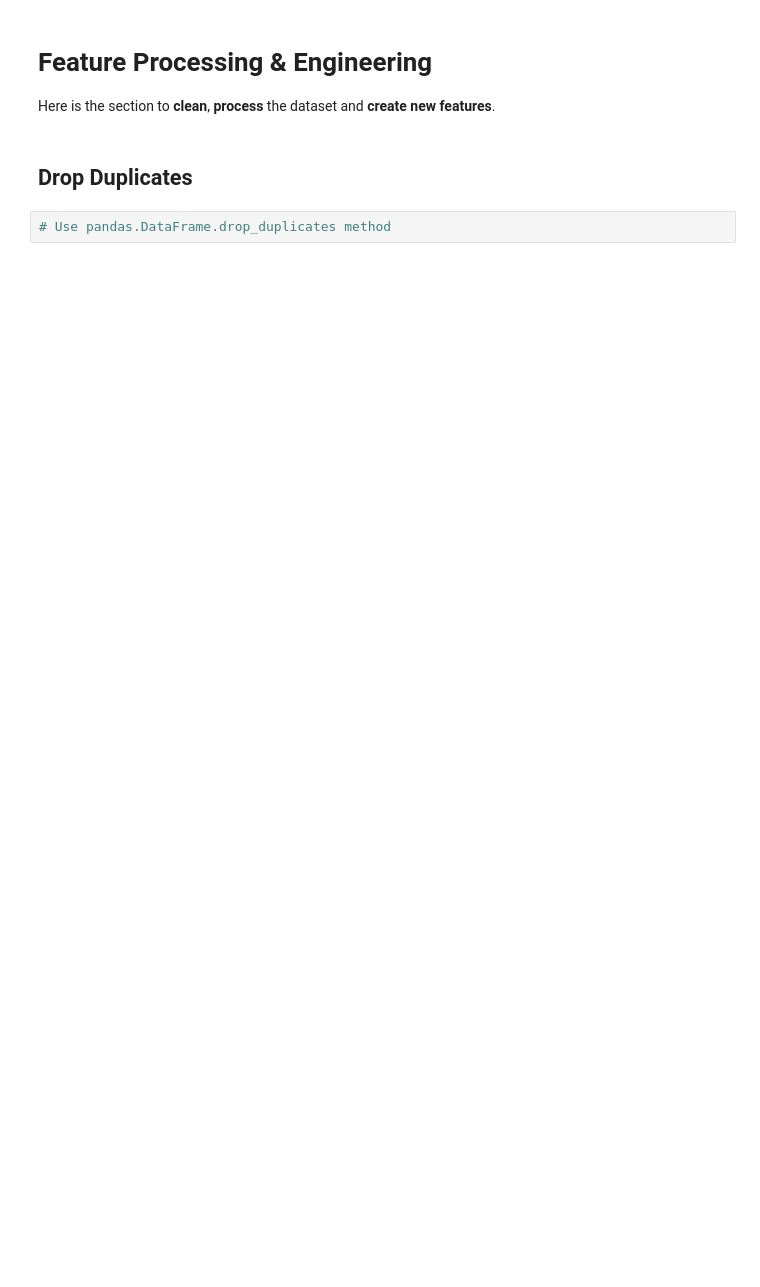
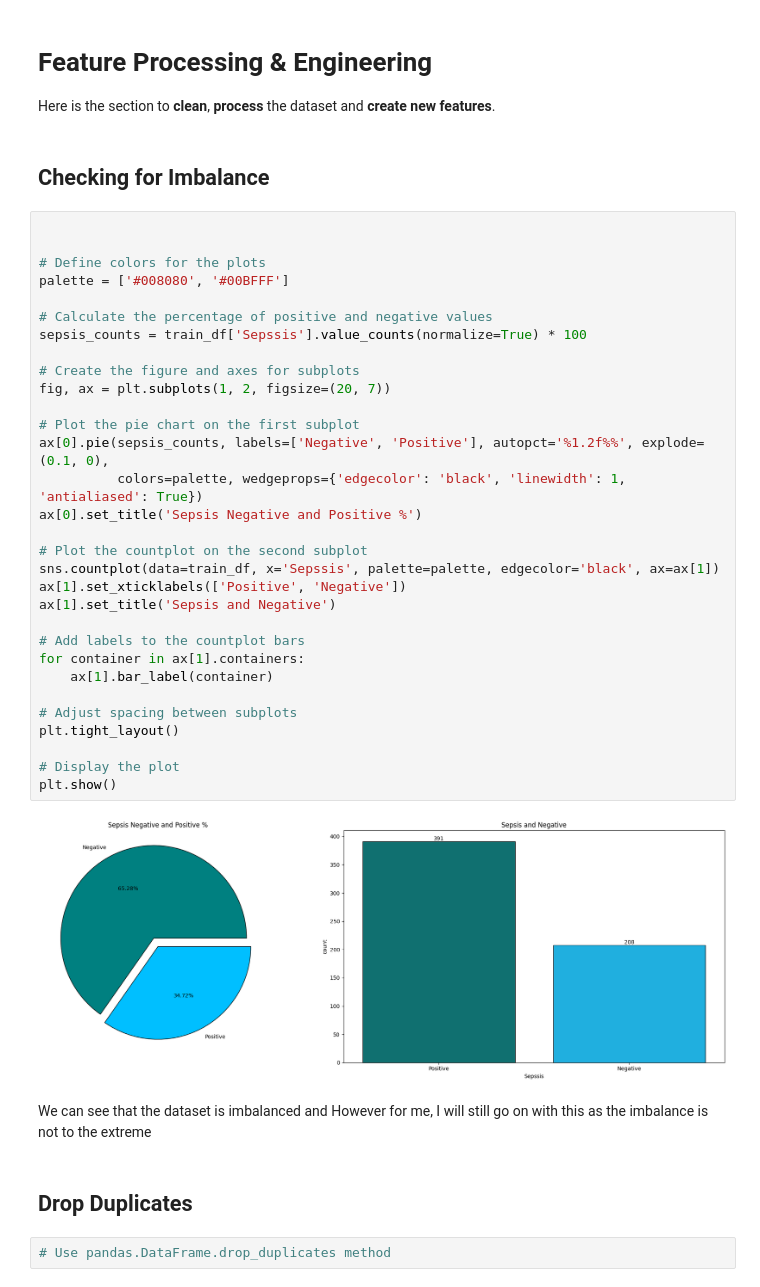
Before and after one commit to DeeeTeeee/CustomerChurnWithFastAPI, a Jupyter notebook: ML_Step_By_Step_Guide.ipynb, the cells around one changed output. Saved outputs shown, nothing was run; the diff lists cells and outputs as text; blank space fills up the shorter version.

```diff
--- a/ML_Step_By_Step_Guide.ipynb
+++ b/ML_Step_By_Step_Guide.ipynb
@@ -597,6 +684,43 @@ plt.show()
 # %% [markdown]
 # Feature Processing & Engineering
 Here is the section to **clean**, **process** the dataset and **create new features**.
+# %% [markdown]
+## Checking for Imbalance
+# %%
+
+
+# Define colors for the plots
+palette = ['#008080', '#00BFFF']
+
+# Calculate the percentage of positive and negative values
+sepsis_counts = train_df['Sepssis'].value_counts(normalize=True) * 100
+
+# Create the figure and axes for subplots
+fig, ax = plt.subplots(1, 2, figsize=(20, 7))
+
+# Plot the pie chart on the first subplot
+ax[0].pie(sepsis_counts, labels=['Negative', 'Positive'], autopct='%1.2f%%', explode=(0.1, 0),
+          colors=palette, wedgeprops={'edgecolor': 'black', 'linewidth': 1, 'antialiased': True})
+ax[0].set_title('Sepsis Negative and Positive %')
+
+# Plot the countplot on the second subplot
+sns.countplot(data=train_df, x='Sepssis', palette=palette, edgecolor='black', ax=ax[1])
+ax[1].set_xticklabels(['Positive', 'Negative'])
+ax[1].set_title('Sepsis and Negative')
+
+# Add labels to the countplot bars
+for container in ax[1].containers:
+    ax[1].bar_label(container)
+
+# Adjust spacing between subplots
+plt.tight_layout()
+
+# Display the plot
+plt.show()
+# %% [output]
+[figure, added]
+# %% [markdown]
+We can see that the dataset is imbalanced and However for me, I will still go on with this as the imbalance is not to the extreme
 # %% [markdown]
 ## Drop Duplicates
 # %%
```
Also changed, not shown: parts of 8 cells of this notebook.
